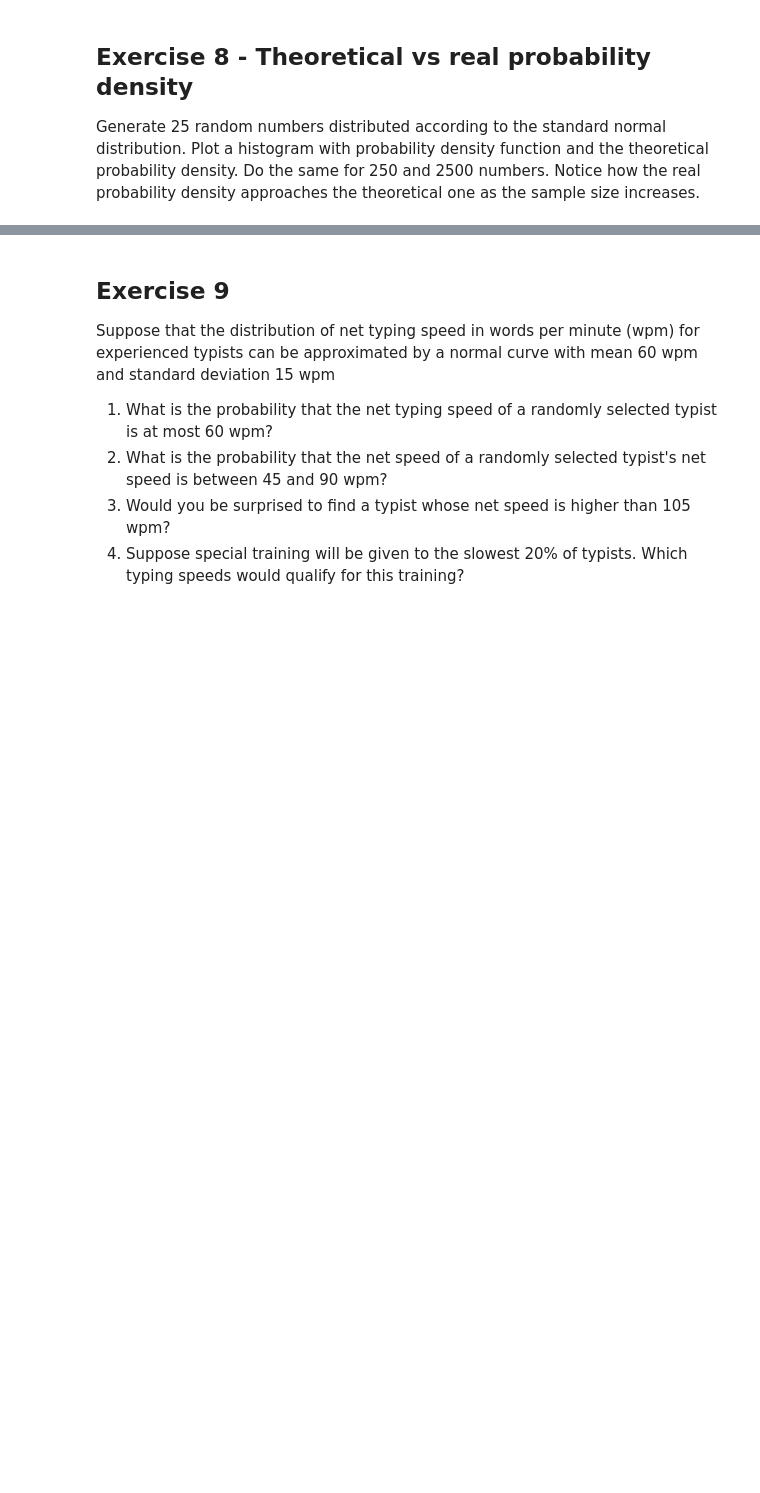
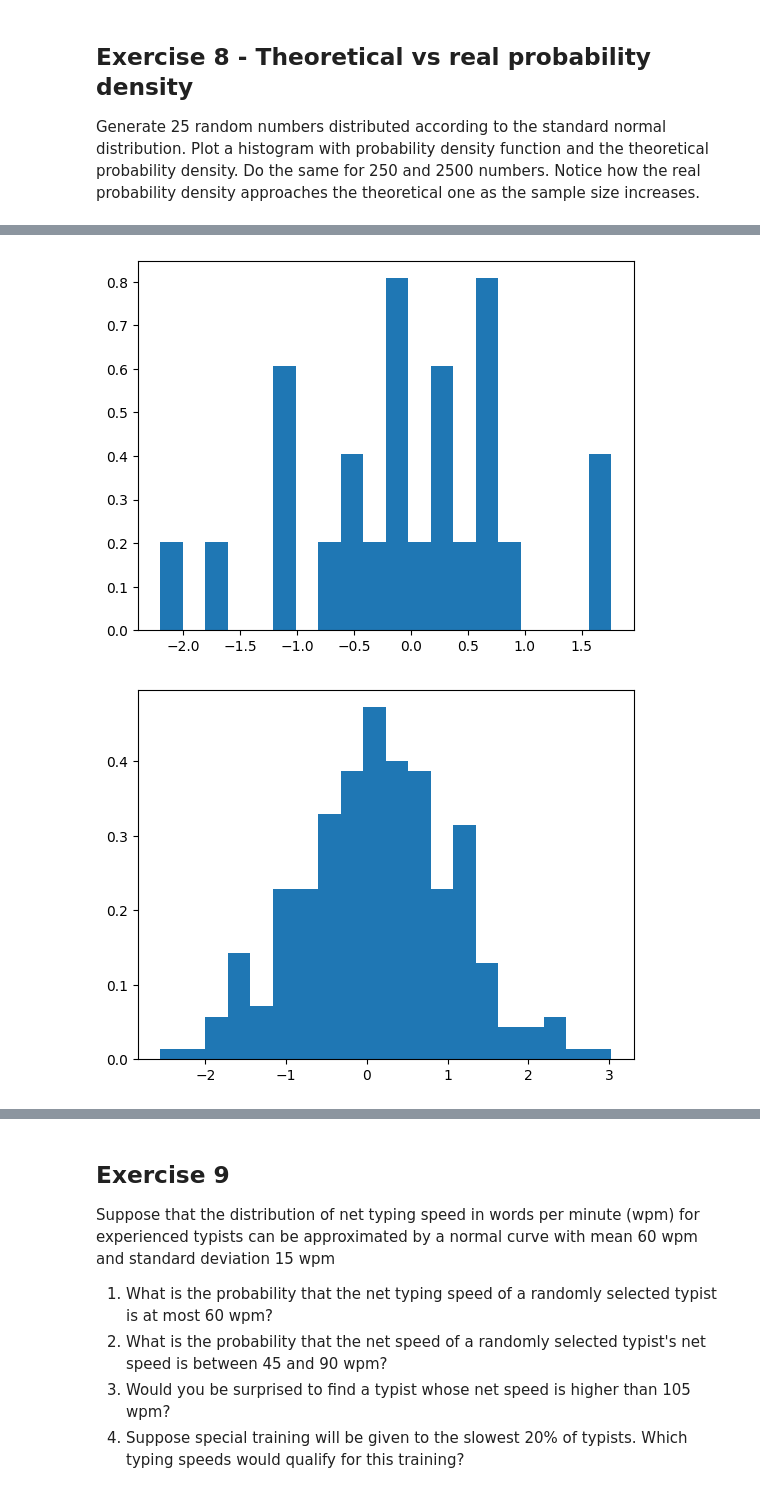
Before and after one commit to Kobe-Sapijn/dsai-labs, a Jupyter notebook: 3-central-limit-testing/lab-3.01-probability-2024.ipynb, the cells around one changed output, grey strips where cells are left out. Saved outputs shown, nothing was run; the diff lists cells and outputs as text; code cells hidden in the pictures; blank space fills up the shorter version.

```diff
--- a/3-central-limit-testing/lab-3.01-probability-2024.ipynb
+++ b/3-central-limit-testing/lab-3.01-probability-2024.ipynb
@@ -205,0 +299,15 @@ Notice how the real probability density approaches the theoretical one as the sa
+# %%
+numbers = np.random.normal(0, 1, 25)
+plt.hist(numbers, density=True, bins=20)
+plt.show()
+
+numbers = np.random.normal(0, 1, 250)
+plt.hist(numbers, density=True, bins=20)
+plt.show()
+
+numbers = np.random.normal(0, 1, 2500)
+plt.hist(numbers, density=True, bins=20)
+plt.show()
+# %% [output]
+[figure, added]
+[figure, added]
```
Also changed, not shown: parts of 12 cells of this notebook, 5 other files.
